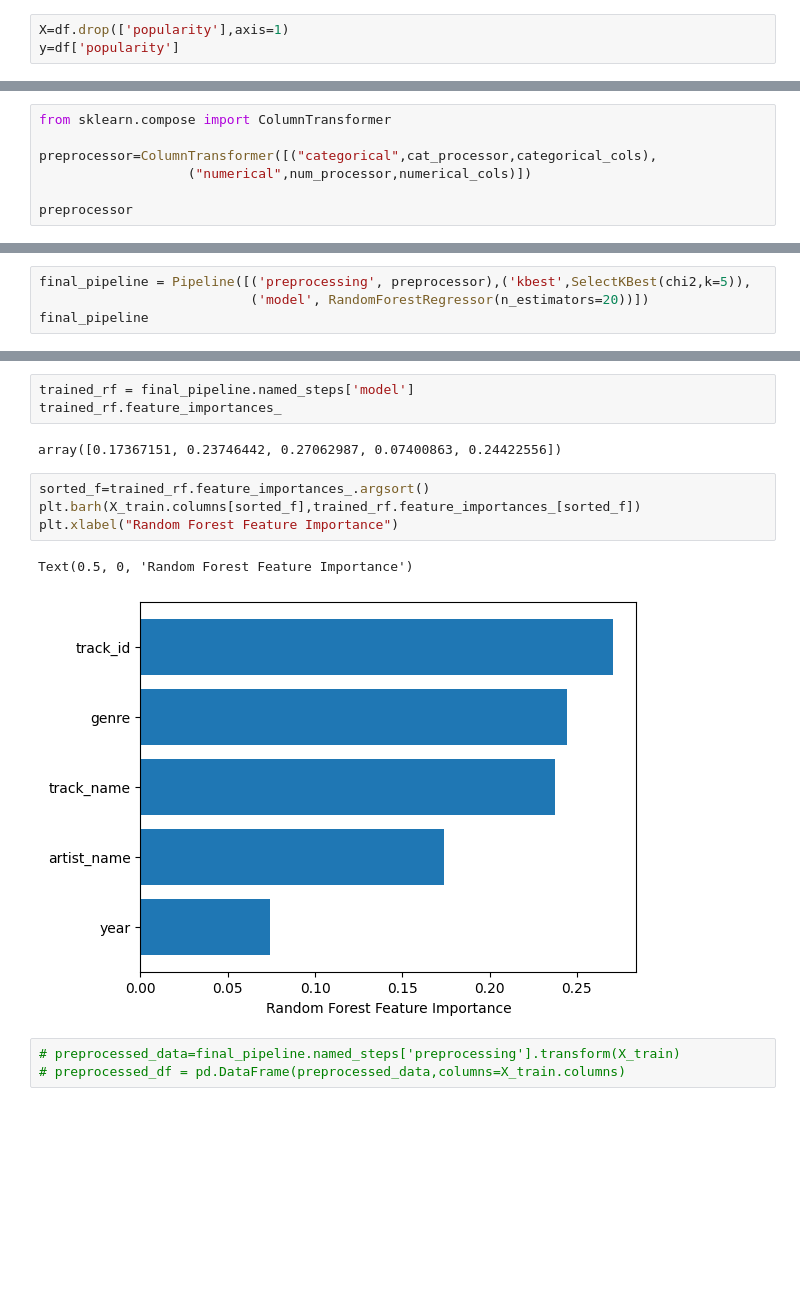
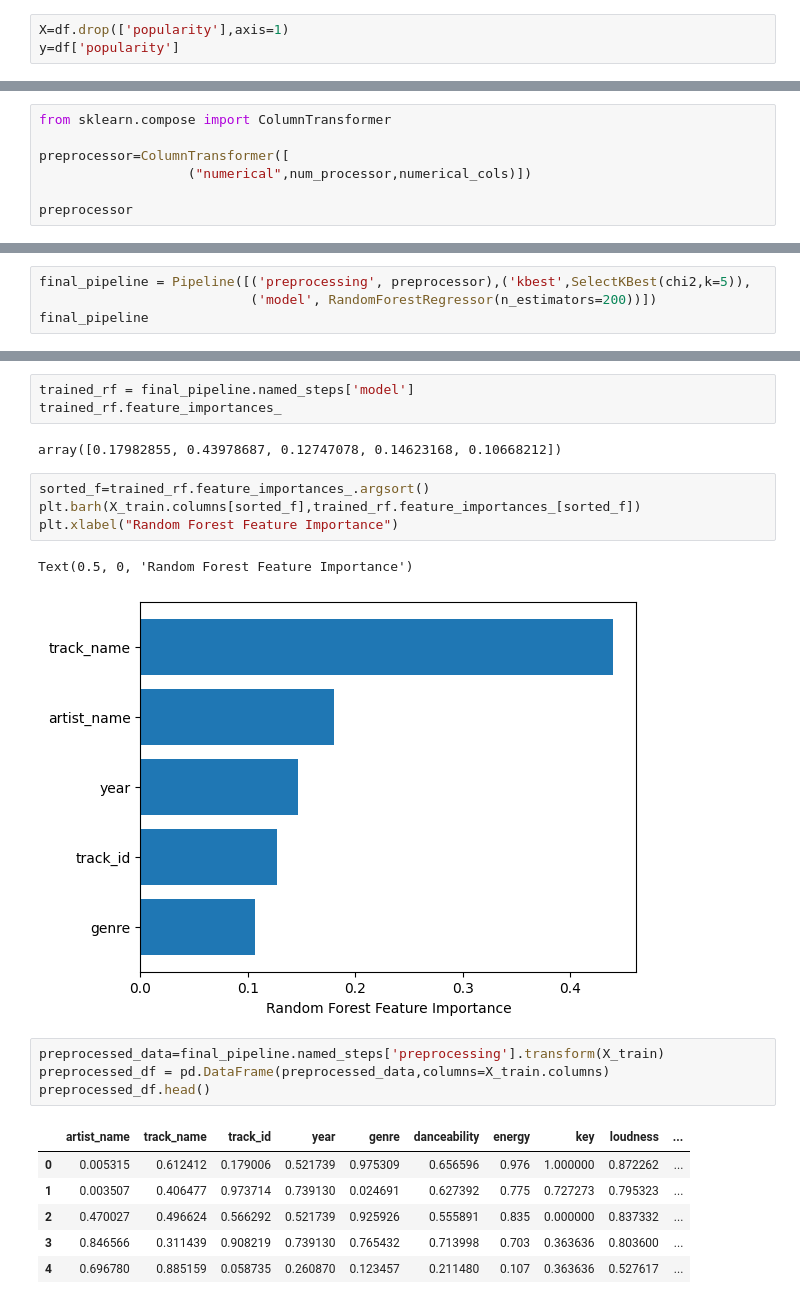
Before and after one commit to Abstract-Dex/Spotify-Data-Insights, a Jupyter notebook: main.ipynb, the cells around one changed output, grey strips where cells are left out. Cells and saved outputs as stored; diff of their text form; blank space fills up the shorter version.

```diff
--- a/main.ipynb
+++ b/main.ipynb
@@ -182,7 +187,7 @@ categorical_cols = X.select_dtypes(include=['object']).columns
 # %%
 from sklearn.compose import ColumnTransformer
 
-preprocessor=ColumnTransformer([("categorical",cat_processor,categorical_cols),
+preprocessor=ColumnTransformer([
                    ("numerical",num_processor,numerical_cols)])
 
 preprocessor
@@ -203,7 +202,7 @@ ColumnTransformer(transformers=[('categorical',
       dtype='object'))])
 # %%
 final_pipeline = Pipeline([('preprocessing', preprocessor),('kbest',SelectKBest(chi2,k=5)),
-                           ('model', RandomForestRegressor(n_estimators=20))])
+                           ('model', RandomForestRegressor(n_estimators=200))])
 final_pipeline
 # %% [output]
 Pipeline(steps=[('preprocessing',
@@ -243,14 +236,22 @@ Root mean squared error:  15.892675716540559
 trained_rf = final_pipeline.named_steps['model']
 trained_rf.feature_importances_
 # %% [output]
-array([0.17367151, 0.23746442, 0.27062987, 0.07400863, 0.24422556])
+array([0.17982855, 0.43978687, 0.12747078, 0.14623168, 0.10668212])
 # %%
 sorted_f=trained_rf.feature_importances_.argsort()
 plt.barh(X_train.columns[sorted_f],trained_rf.feature_importances_[sorted_f])
 plt.xlabel("Random Forest Feature Importance")
 # %% [output]
 Text(0.5, 0, 'Random Forest Feature Importance')
-[figure, old version]
+[figure, new version]
 # %%
-# preprocessed_data=final_pipeline.named_steps['preprocessing'].transform(X_train)
-# preprocessed_df = pd.DataFrame(preprocessed_data,columns=X_train.columns)
+preprocessed_data=final_pipeline.named_steps['preprocessing'].transform(X_train)
+preprocessed_df = pd.DataFrame(preprocessed_data,columns=X_train.columns)
+preprocessed_df.head()
+# %% [output]
+|  | artist_name | track_name | track_id | year | genre | danceability | energy | key | loudness | ... |
+| 0 | 0.005315 | 0.612412 | 0.179006 | 0.521739 | 0.975309 | 0.656596 | 0.976 | 1.000000 | 0.872262 | ... |
+| 1 | 0.003507 | 0.406477 | 0.973714 | 0.739130 | 0.024691 | 0.627392 | 0.775 | 0.727273 | 0.795323 | ... |
+| 2 | 0.470027 | 0.496624 | 0.566292 | 0.521739 | 0.925926 | 0.555891 | 0.835 | 0.000000 | 0.837332 | ... |
+| 3 | 0.846566 | 0.311439 | 0.908219 | 0.739130 | 0.765432 | 0.713998 | 0.703 | 0.363636 | 0.803600 | ... |
+| 4 | 0.696780 | 0.885159 | 0.058735 | 0.260870 | 0.123457 | 0.211480 | 0.107 | 0.363636 | 0.527617 | ... |
```
Also changed, not shown: parts of 19 cells of this notebook.
